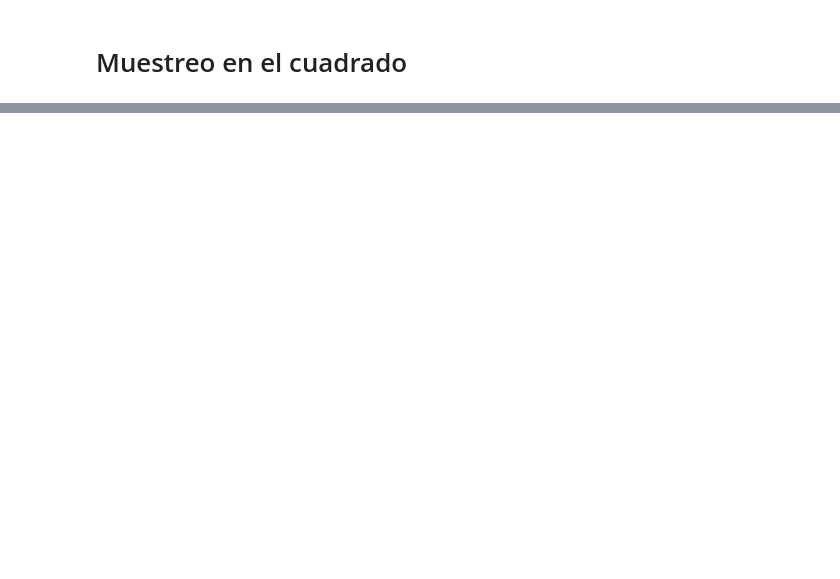
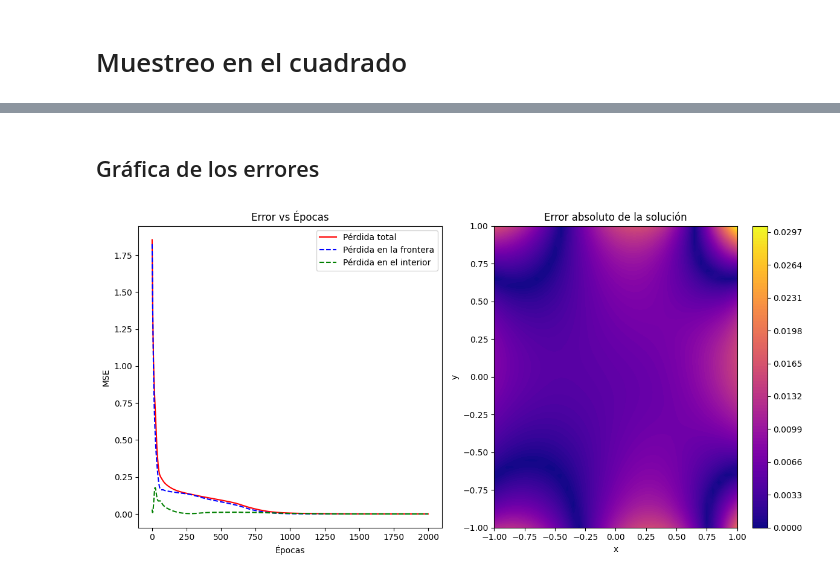
Before and after one commit to EduardoPatron/NN_solvers, a Jupyter notebook: MuestreoCuadrado.ipynb, the cells around one changed output, grey strips where cells are left out. Drawn from its saved outputs; the diff is of its cells as text; code cells hidden in the pictures; blank space fills up the shorter version.

```diff
--- a/MuestreoCuadrado.ipynb
+++ b/MuestreoCuadrado.ipynb
@@ -77,0 +260,2 @@ plt.show()
+# %%
+loss_h, u_loss_h, f_loss_h = model.history()
@@ -77,0 +322,32 @@ plt.show()
+# %% [markdown]
+## Gráfica de los errores
+# %%
+fig = plt.figure(figsize=(12, 6))
+
+ax1 = fig.add_subplot(121)
+ax1.plot(range(epochs), loss_h, '-r', label='Pérdida total')
+ax1.plot(range(epochs), u_loss_h, '--b', label='Pérdida en la frontera')
+ax1.plot(range(epochs), f_loss_h, '--g', label='Pérdida en el interior')
+ax1.set_title('Error vs Épocas')
+ax1.set_xlabel('Épocas')
+ax1.set_ylabel('MSE')
+ax1.legend()
+
+#-----------------------#
+ax2 = fig.add_subplot(122)
+
+err = np.abs(up_star - up_pred)
+err = griddata(Xp_star, err.flatten(), (XP, YP), method='linear')
+
+cf = ax2.contourf(xp, yp, err, levels=100, cmap='plasma')
+plt.colorbar(cf, ax=ax2)
+
+ax2.set_xlabel('x')
+ax2.set_ylabel('y')
+ax2.set_title('Error absoluto de la solución')
+
+plt.tight_layout()
+plt.savefig('Err_Analysis')
+plt.show()
+# %% [output]
+[figure, added]
```
Also changed, not shown: parts of 10 cells of this notebook, 2 other files.
